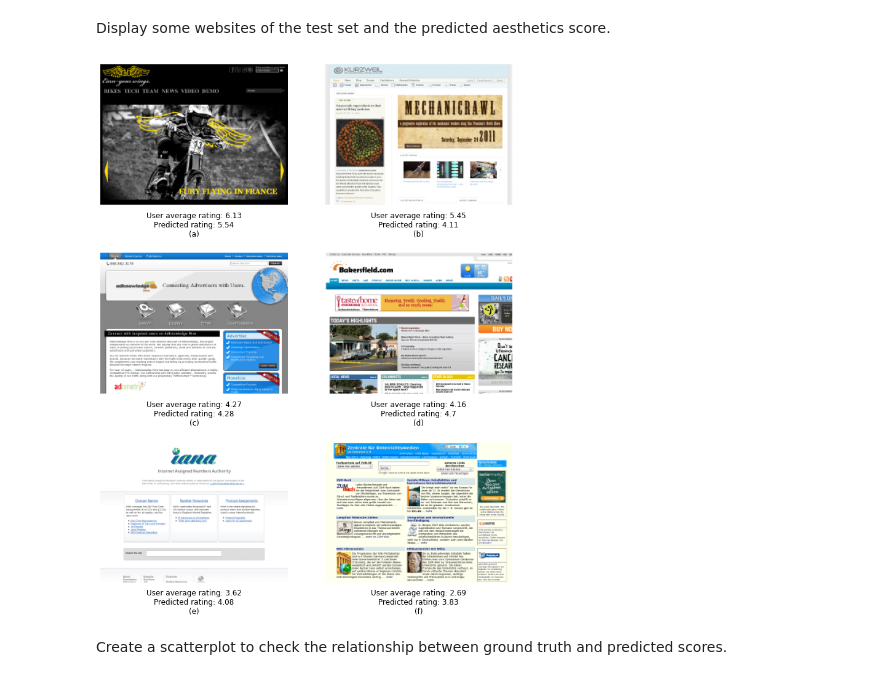
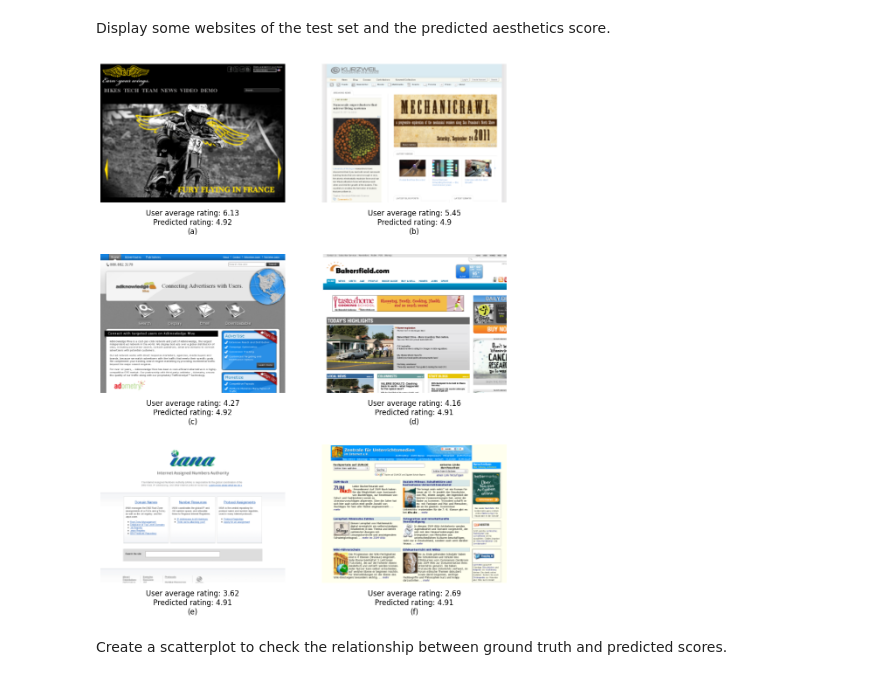
Before and after one commit to abrahamglez17/website-aesthetics-research, a Jupyter notebook: rating-based-models/approach2/model2.ipynb, the cells around one changed output. Drawn from its saved outputs; the diff is of its cells as text; code cells hidden in the pictures.

```diff
--- a/rating-based-models/approach2/model2.ipynb
+++ b/rating-based-models/approach2/model2.ipynb
@@ -275,11 +251,13 @@ Model: "functional_15"
 # %% [markdown]
 Define the loss function (Earth Mover's Distance)
 # %%
-from keras import backend as K
+from tensorflow.keras import backend as K
 
 def earth_mover_loss(y_true, y_pred):
     cdf_ytrue = K.cumsum(y_true, axis=-1)
     cdf_ypred = K.cumsum(y_pred, axis=-1)
-    samplewise_emd = K.sqrt(K.mean(K.square(K.abs(cdf_ytrue - cdf_ypred)), axis=-1))
+    casted_cdf_ytrue = K.cast(cdf_ytrue, "float64")
+    casted_cdf_ypred = K.cast(cdf_ypred, "float64")
+    samplewise_emd = K.sqrt(K.mean(K.square(K.abs(casted_cdf_ytrue - casted_cdf_ypred)), axis=-1))
     return K.mean(samplewise_emd)
 # %%
@@ -298,9 +273,9 @@ ModuleNotFoundError: No module named 'tf'
 # %% [markdown]
 Compile the model.
 # %%
-epochs = 5
+epochs = 2
 decay = 1e-4
 base_lr = 0.005
 
-sgd = optimizers.SGD(lr=base_lr, momentum=0.9, decay=decay, nesterov=True)
+sgd = optimizers.SGD(learning_rate=base_lr, momentum=0.9, decay=decay, nesterov=True)
 model.compile(loss=earth_mover_loss, optimizer=sgd, metrics=[earth_mover_loss])
@@ -309,9 +282,9 @@ WARNING:tensorflow:From c:\Users\Abraham\Proyectos\website-aesthetics-research\.
 # %% [markdown]
 Train the model.
 # %%
-history = model.fit_generator(train_generator,
-                             steps_per_epoch = ntrain // batch_size,
-                             epochs = epochs,
-                             validation_data=val_generator,
-                             validation_steps=nval // batch_size)
+history = model.fit(train_generator,
+                    steps_per_epoch=ntrain // batch_size,
+                    epochs=epochs,
+                    validation_data=val_generator,
+                    validation_steps=nval // batch_size)
 # %% [output]
@@ -394,25 +376,25 @@ Display some websites of the test set and the predicted aesthetics score.
 # %%
 image_ids = [87, 45, 49, 94, 14, 83] # test image IDs sorted in descending order according to the website's aesthetics level
 
 fig = plt.figure(figsize=(12, 16))
 i = 1
 for id in image_ids:
   if 'english' in test_images[id]:
     path = images_path + '/english_resized/' + test_images[id].rsplit('/', 1)[1]
   else:
     path = images_path + '/foreign_resized/' + test_images[id].rsplit('/', 1)[1]
 
-  plt.subplot(len(image_ids)/2, 2, i)
+  plt.subplot(int(len(image_ids)/2), 2, i)
   img = mping.imread(path)
   plt.title('User average rating: ' + str(np.round(gt_scores[id],2)) + '\nPredicted rating: ' + str(np.round(predictions[id],2)) + '\n(' + chr(97+i-1) + ')', y=-0.25)
   plt.axis('off')
   plt.imshow(img)
 
   i += 1
 
 plt.show()
 # %% [output]
-[figure, old version]
+[figure, new version]
 # %% [markdown]
 Create a scatterplot to check the relationship between ground truth and predicted scores.
 # %%
```
Also changed, not shown: parts of 13 cells of this notebook, 2 other files.
